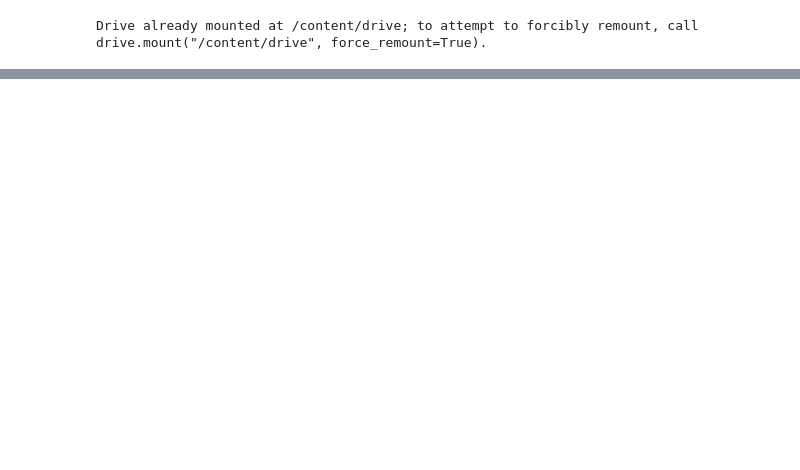
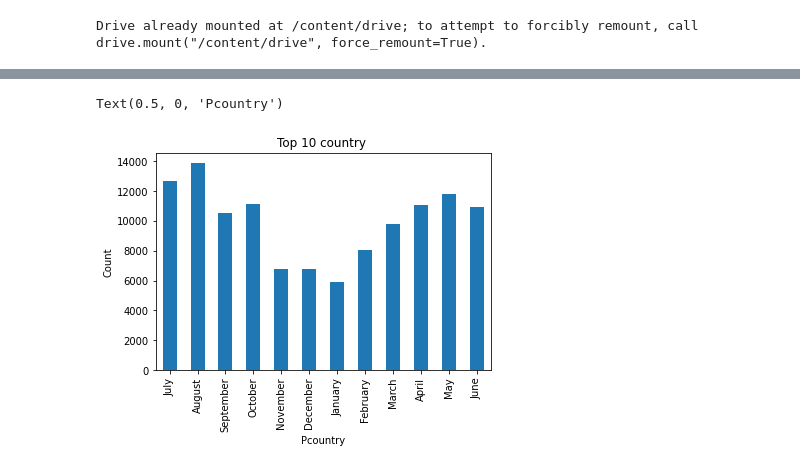
Before and after one commit to prakash4191/project_hotelbooking, a Jupyter notebook: Project_Hotel_Booking.ipynb, the cells around one changed output, grey strips where cells are left out. Drawn from its saved outputs; the diff is of its cells as text; code cells hidden in the pictures; blank space fills up the shorter version.

```diff
--- a/Project_Hotel_Booking.ipynb
+++ b/Project_Hotel_Booking.ipynb
@@ -10,0 +243,10 @@ hb=pd.read_csv('/content/drive/MyDrive/DS/PROJECT/HOTEL BOOKING/Copy of Hotel Bo
+# %%
+hb3=hb['arrival_date_month'].value_counts(sort=False)
+hb3.plot(kind='bar')
+
+plt.title('Top 10 country ')
+plt.ylabel('Count')
+plt.xlabel('Pcountry')
+# %% [output]
+Text(0.5, 0, 'Pcountry')
+[figure, added]
```
Also changed, not shown: parts of 65 cells of this notebook.
